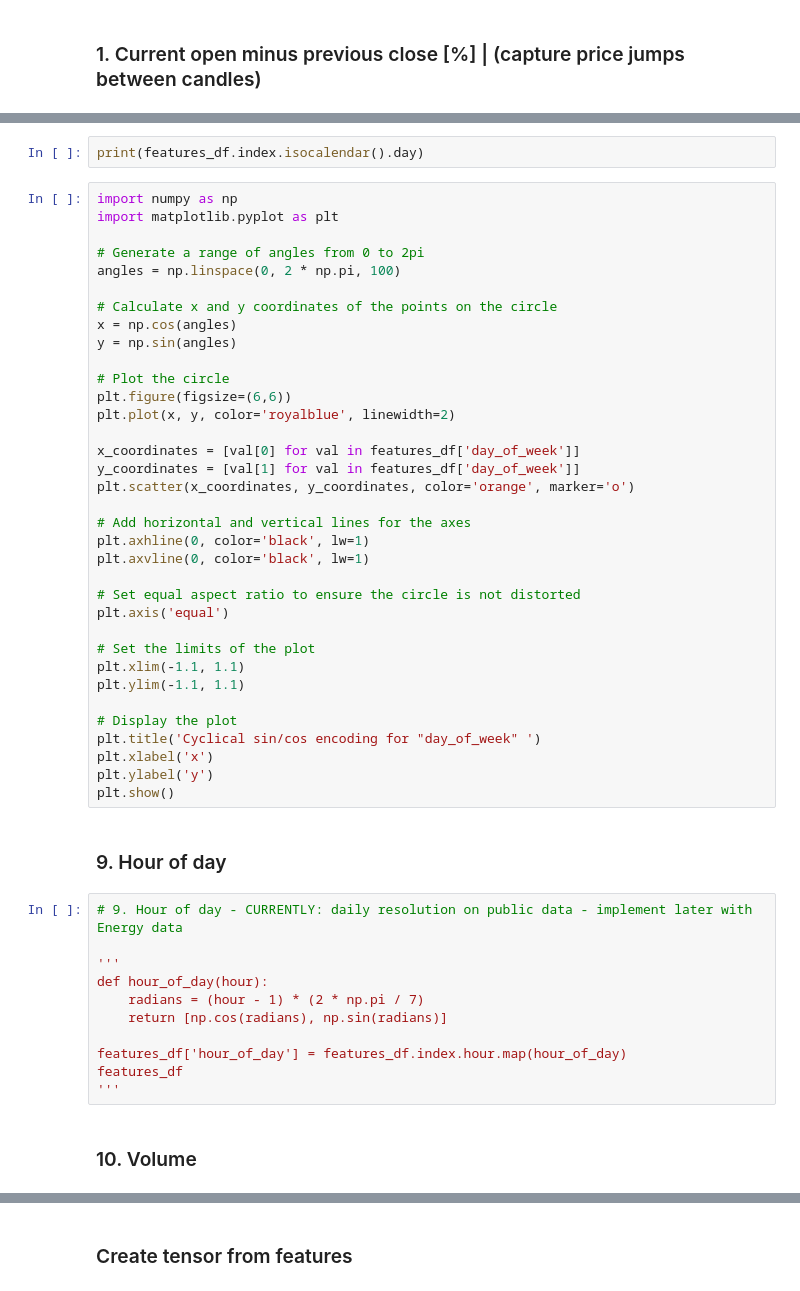
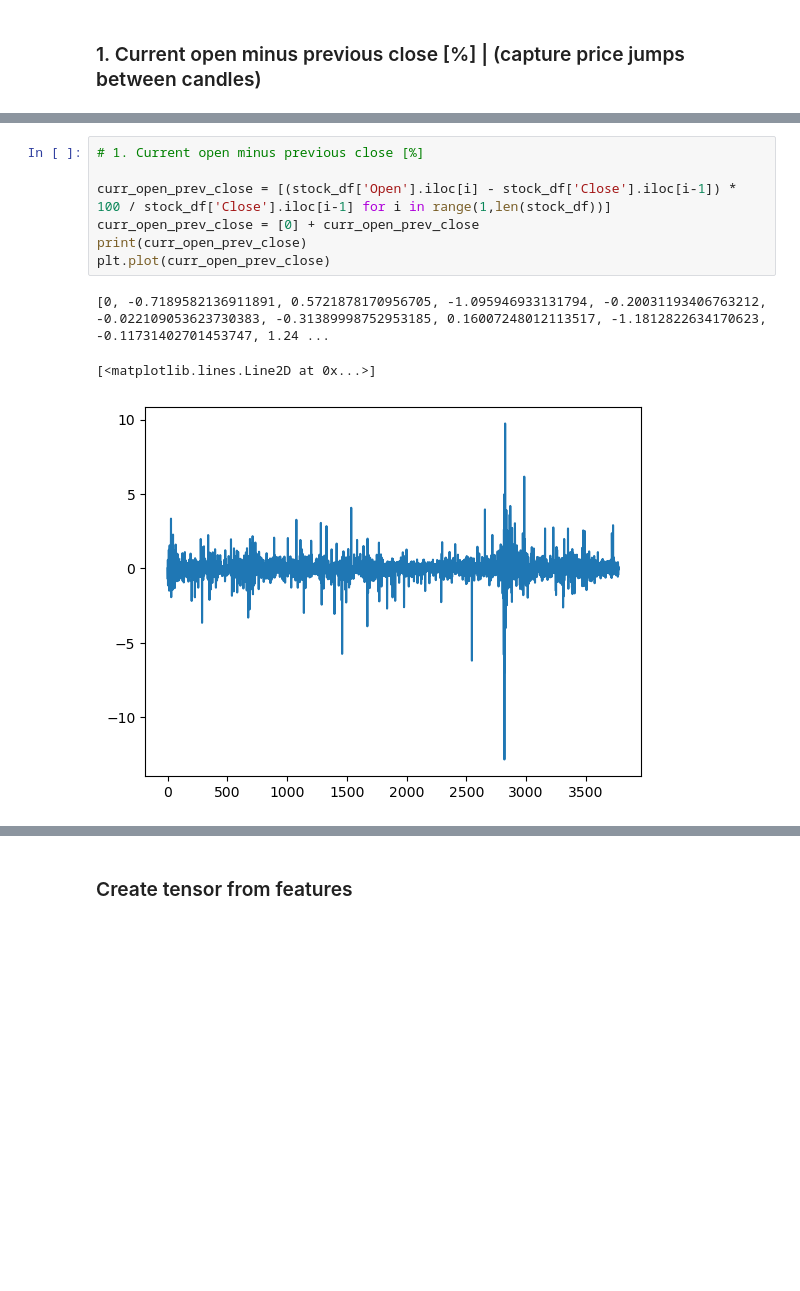
Before and after one commit to Frederik135/NN_Forecasting, a Jupyter notebook: preprocessing.ipynb, the cells around one changed output, grey strips where cells are left out. Cells and saved outputs as stored; diff of their text form; blank space fills up the shorter version.

```diff
--- a/preprocessing.ipynb
+++ b/preprocessing.ipynb
@@ -478,52 +136,11 @@ features_df
-# %%
-print(features_df.index.isocalendar().day)
-# %%
-import numpy as np
-import matplotlib.pyplot as plt
-
-# Generate a range of angles from 0 to 2pi
-angles = np.linspace(0, 2 * np.pi, 100)
-
-# Calculate x and y coordinates of the points on the circle
-x = np.cos(angles)
-y = np.sin(angles)
-
-# Plot the circle
-plt.figure(figsize=(6,6))
-plt.plot(x, y, color='royalblue', linewidth=2)
-
-x_coordinates = [val[0] for val in features_df['day_of_week']]
-y_coordinates = [val[1] for val in features_df['day_of_week']]
-plt.scatter(x_coordinates, y_coordinates, color='orange', marker='o')
-
-# Add horizontal and vertical lines for the axes
-plt.axhline(0, color='black', lw=1)
-plt.axvline(0, color='black', lw=1)
-
-# Set equal aspect ratio to ensure the circle is not distorted
-plt.axis('equal')
-
-# Set the limits of the plot
-plt.xlim(-1.1, 1.1)
-plt.ylim(-1.1, 1.1)
-
-# Display the plot
-plt.title('Cyclical sin/cos encoding for "day_of_week" ')
-plt.xlabel('x')
-plt.ylabel('y')
-plt.show()
-# %% [markdown]
-### 9. Hour of day
-# %%
-# 9. Hour of day - CURRENTLY: daily resolution on public data - implement later with Energy data
-
-'''
-def hour_of_day(hour):
-    radians = (hour - 1) * (2 * np.pi / 7)
-    return [np.cos(radians), np.sin(radians)]
-
-features_df['hour_of_day'] = features_df.index.hour.map(hour_of_day)
-features_df
-'''
-# %% [markdown]
-### 10. Volume
+# %%
+# 1. Current open minus previous close [%]
+
+curr_open_prev_close = [(stock_df['Open'].iloc[i] - stock_df['Close'].iloc[i-1]) * 100 / stock_df['Close'].iloc[i-1] for i in range(1,len(stock_df))]
+curr_open_prev_close = [0] + curr_open_prev_close
+print(curr_open_prev_close)
+plt.plot(curr_open_prev_close)
+# %% [output]
+[0, -0.7189582136911891, 0.5721878170956705, -1.095946933131794, -0.20031193406763212, -0.022109053623730383, -0.31389998752953185, 0.16007248012113517, -1.1812822634170623, -0.11731402701453747, 1.24 ...
+[<matplotlib.lines.Line2D at 0x...>]
+[figure, added]
```
Also changed, not shown: parts of 91 cells of this notebook, 1 other file.
